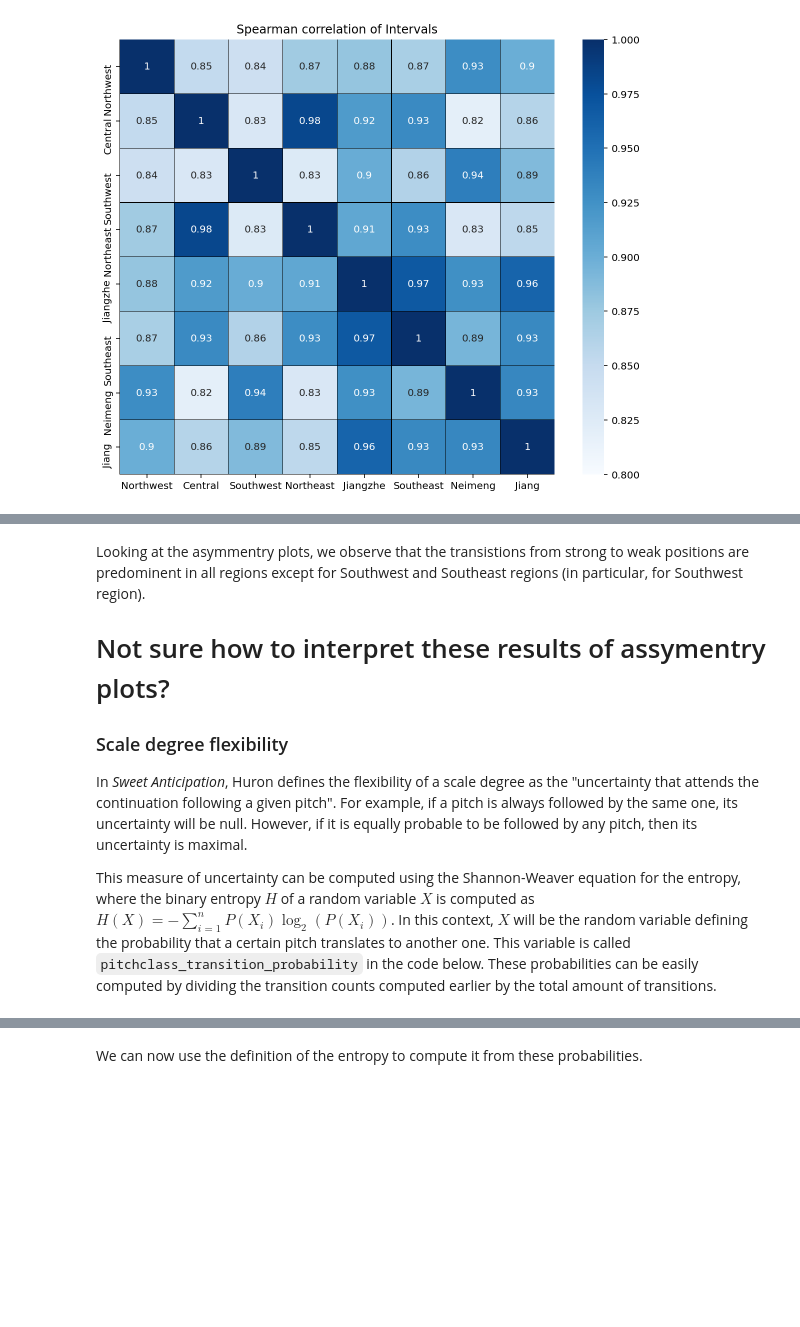
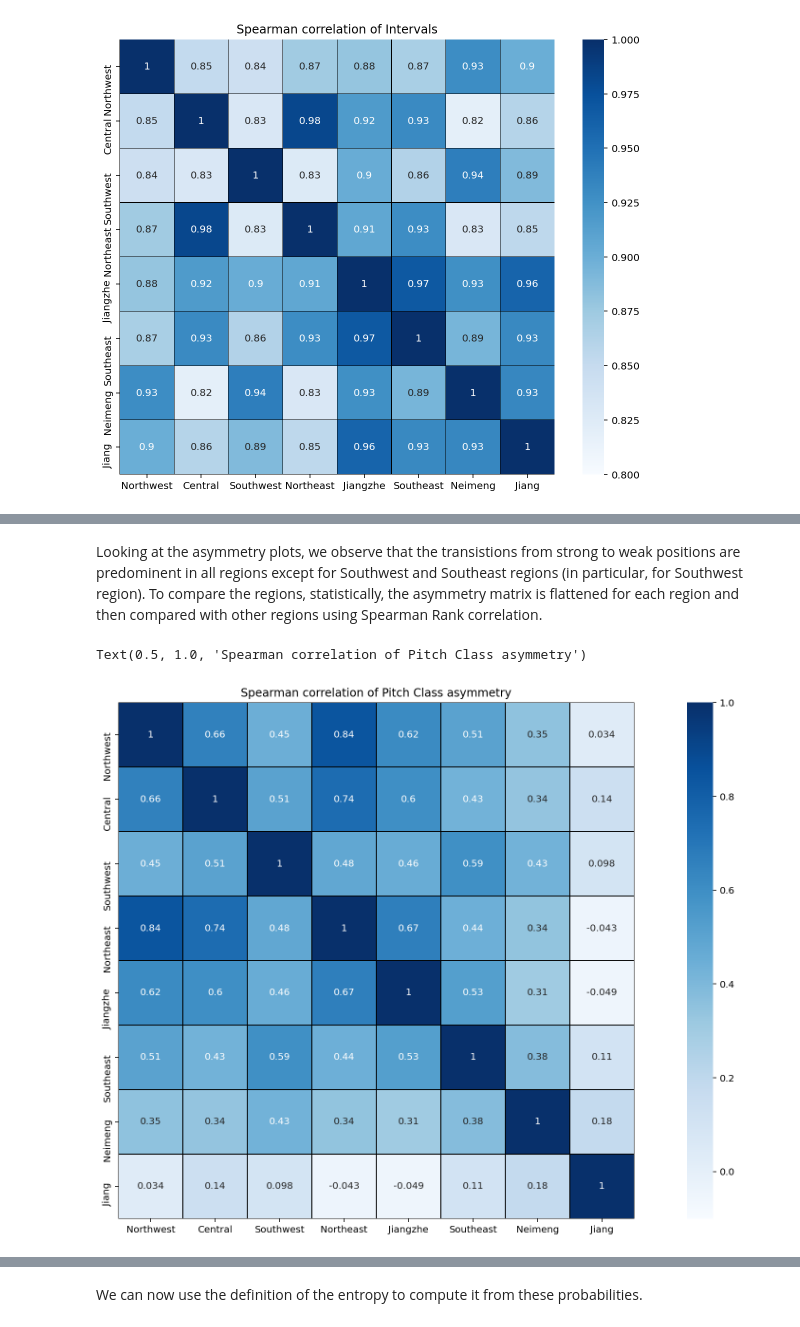
Before and after one commit to ravinitheshreddy/Digital-Musicology-Project, a Jupyter notebook: milestone3_results_quantification.ipynb, the cells around one changed output, grey strips where cells are left out. Saved outputs shown, nothing was run; the diff lists cells and outputs as text; code cells hidden in the pictures; blank space fills up the shorter version.

```diff
--- a/milestone3_results_quantification.ipynb
+++ b/milestone3_results_quantification.ipynb
@@ -458,10 +461,11 @@ for ax, gloc in zip(axes.flat, geo_divisions):
-# %% [markdown]
-Looking at the asymmentry plots, we observe that the transistions from strong to weak positions are predominent in all regions except for Southwest and Southeast regions (in particular, for Southwest region).
-
-# Not sure how to interpret these results of assymentry plots?
-
-### Scale degree flexibility
-
-In *Sweet Anticipation*, Huron defines the flexibility of a scale degree as the "uncertainty that attends the continuation following a given pitch". For example, if a pitch is always followed by the same one, its uncertainty will be null. However, if it is equally probable to be followed by any pitch, then its uncertainty is maximal.
-
-This measure of uncertainty can be computed using the Shannon-Weaver equation for the entropy, where the binary entropy $H$ of a random variable $X$ is computed as $H(X) = -\sum_{i=1}^{n}P(X_i)\log_2(P(X_i))$. In this context, $X$ will be the random variable defining the probability that a certain pitch translates to another one. This variable is called `pitchclass_transition_probability` in the code below. These probabilities can be easily computed by dividing the transition counts computed earlier by the total amount of transitions.
+# %% [markdown]
+Looking at the asymmetry plots, we observe that the transistions from strong to weak positions are predominent in all regions except for Southwest and Southeast regions (in particular, for Southwest region). To compare the regions, statistically, the asymmetry matrix is flattened for each region and then compared with other regions using Spearman Rank correlation.
+# %%
+colormap = sns.color_palette("Blues", as_cmap=True)
+spearman_corrdf = region_pitch_asymmetry_df.corr(method="spearman")
+
+ax = sns.heatmap(spearman_corrdf, cmap= colormap, square=True, linecolor='black', linewidths=0.1, vmin=-0.1, annot=True)
+ax.set_title("Spearman correlation of {}".format("Pitch Class asymmetry"))
+# %% [output]
+Text(0.5, 1.0, 'Spearman correlation of Pitch Class asymmetry')
+[figure, added]
```
Also changed, not shown: parts of 8 cells of this notebook.
